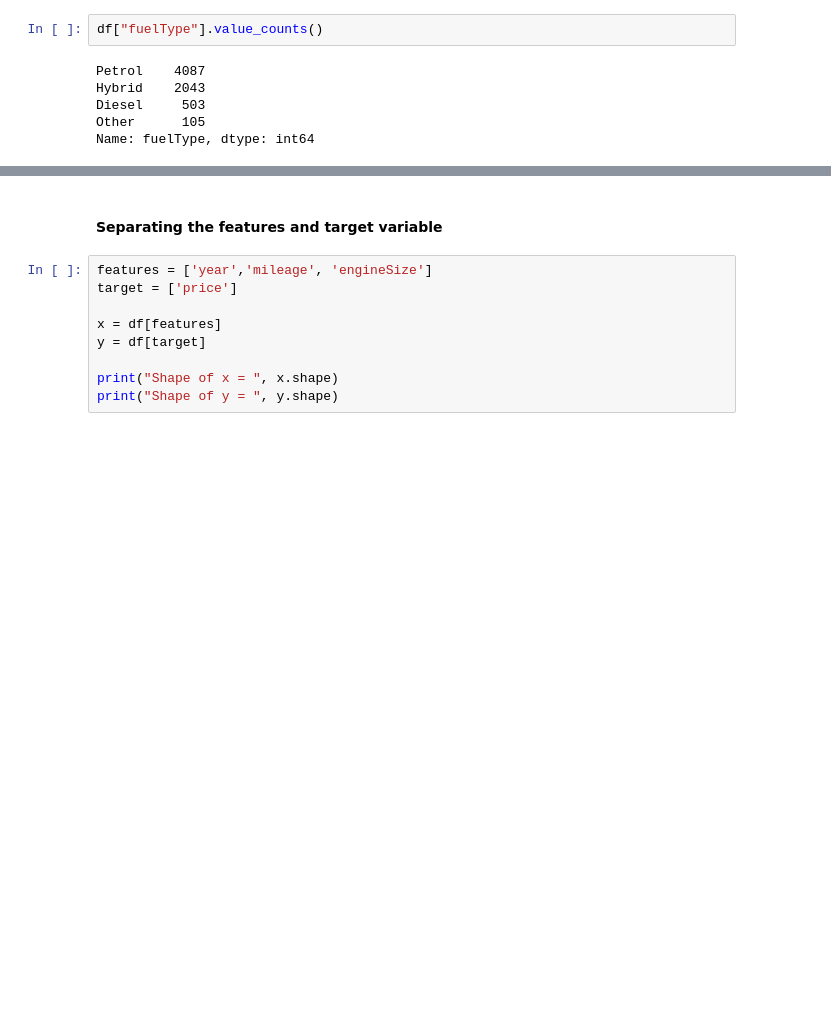
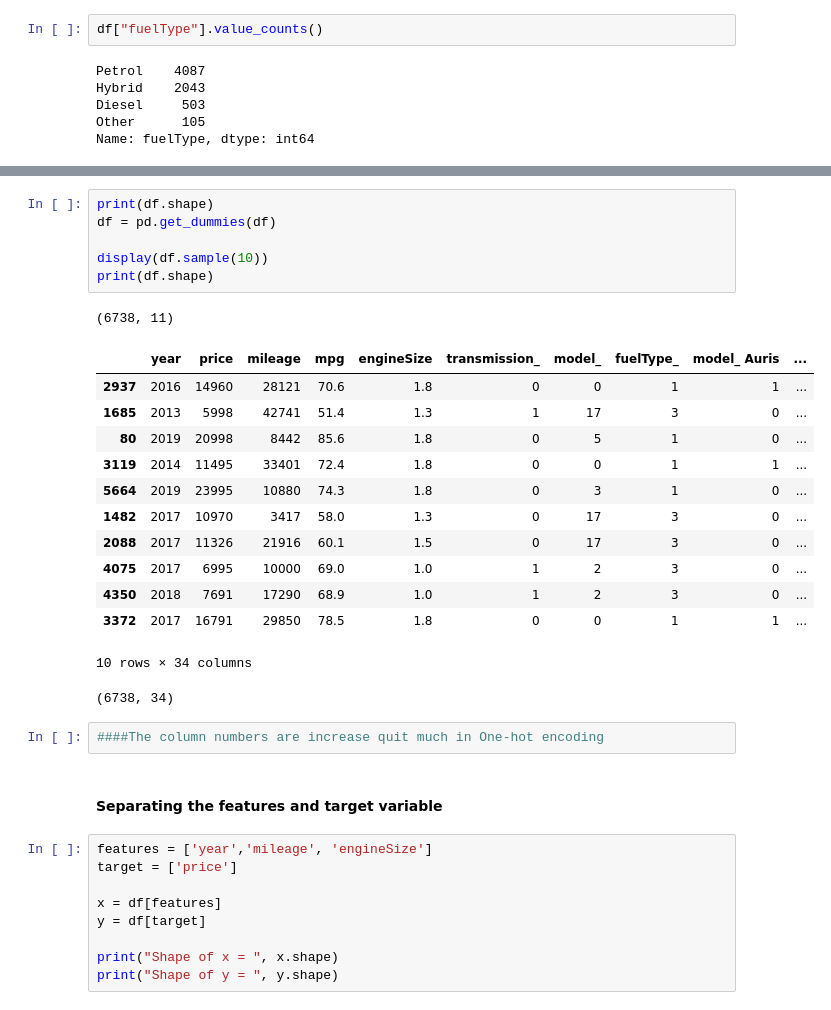
Before and after one commit to saadibna/toyota_used_car_analysis, a Jupyter notebook: toyota_used_car_EDA.ipynb, the cells around one changed output, grey strips where cells are left out. Drawn from its saved outputs; the diff is of its cells as text; blank space fills up the shorter version.

```diff
--- a/toyota_used_car_EDA.ipynb
+++ b/toyota_used_car_EDA.ipynb
@@ -104,3 +231,26 @@ Name: fuelType, dtype: int64
+# %%
+print(df.shape)
+df = pd.get_dummies(df)
+
+display(df.sample(10))
+print(df.shape)
+# %% [output]
+(6738, 11)
+|  | year | price | mileage | mpg | engineSize | transmission_ | model_ | fuelType_ | model_ Auris | ... |
+| 2937 | 2016 | 14960 | 28121 | 70.6 | 1.8 | 0 | 0 | 1 | 1 | ... |
+| 1685 | 2013 | 5998 | 42741 | 51.4 | 1.3 | 1 | 17 | 3 | 0 | ... |
+| 80 | 2019 | 20998 | 8442 | 85.6 | 1.8 | 0 | 5 | 1 | 0 | ... |
+| 3119 | 2014 | 11495 | 33401 | 72.4 | 1.8 | 0 | 0 | 1 | 1 | ... |
+| 5664 | 2019 | 23995 | 10880 | 74.3 | 1.8 | 0 | 3 | 1 | 0 | ... |
+| 1482 | 2017 | 10970 | 3417 | 58.0 | 1.3 | 0 | 17 | 3 | 0 | ... |
+| 2088 | 2017 | 11326 | 21916 | 60.1 | 1.5 | 0 | 17 | 3 | 0 | ... |
+| 4075 | 2017 | 6995 | 10000 | 69.0 | 1.0 | 1 | 2 | 3 | 0 | ... |
+| 4350 | 2018 | 7691 | 17290 | 68.9 | 1.0 | 1 | 2 | 3 | 0 | ... |
+| 3372 | 2017 | 16791 | 29850 | 78.5 | 1.8 | 0 | 0 | 1 | 1 | ... |
+10 rows × 34 columns
+(6738, 34)
+# %%
+####The column numbers are increase quit much in One-hot encoding
 # %% [markdown]
 #### Separating the features and target variable
 # %%
```
Also changed, not shown: parts of 17 cells of this notebook.
